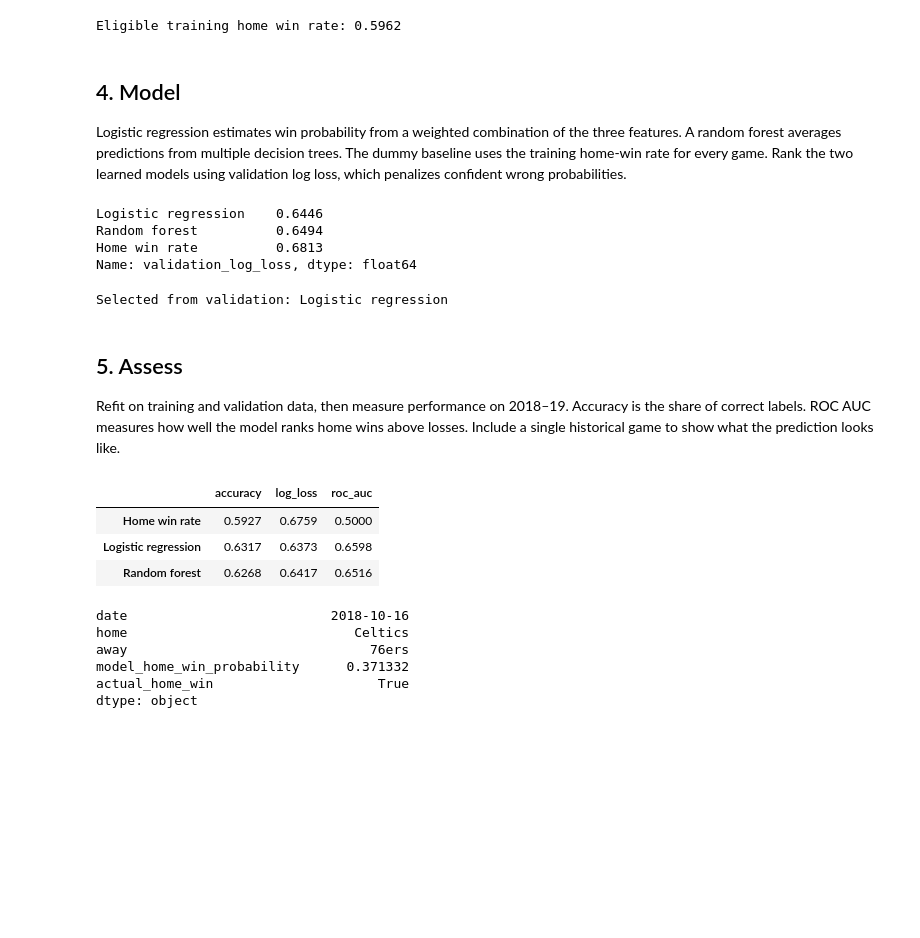
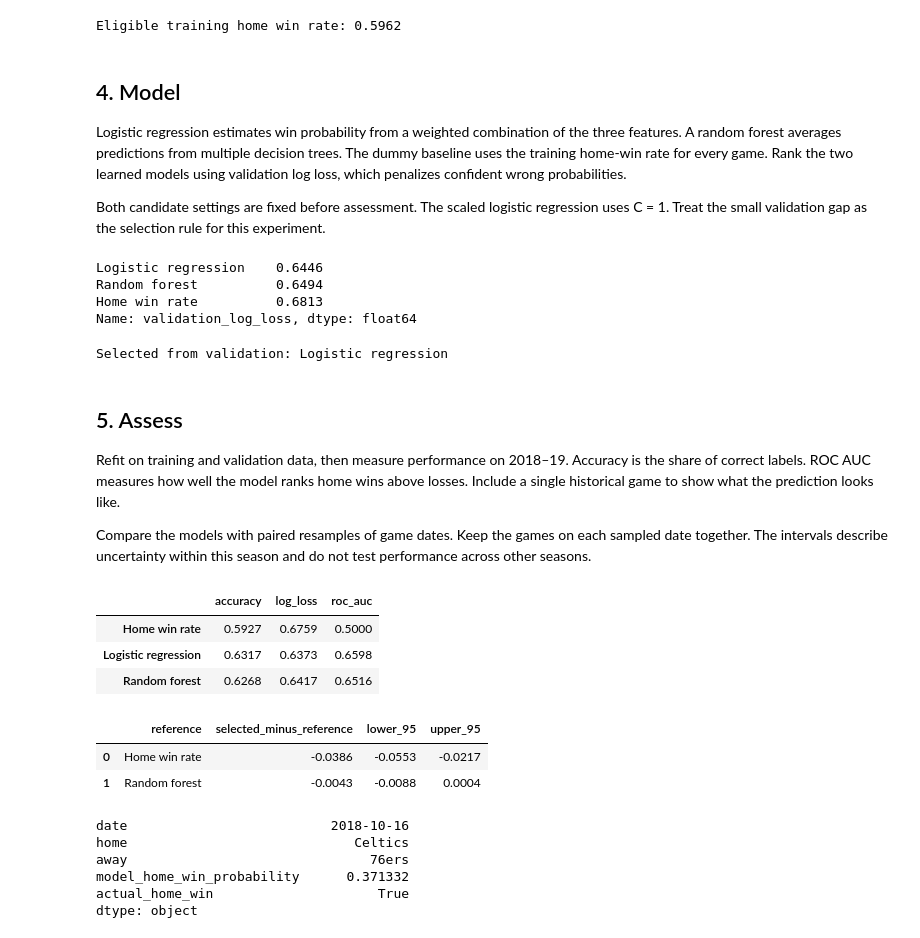
Before and after one commit to isaackimmi/cmpe255-data-mining-process, a Jupyter notebook: semma-nba/notebook.ipynb, the cells around one changed output. Cells and saved outputs as stored; diff of their text form; code cells hidden in the pictures; blank space fills up the shorter version.

```diff
--- a/semma-nba/notebook.ipynb
+++ b/semma-nba/notebook.ipynb
@@ -223,6 +225,8 @@ Eligible training home win rate: 0.5962
 ## 4. Model
 
 Logistic regression estimates win probability from a weighted combination of the three features. A random forest averages predictions from multiple decision trees. The dummy baseline uses the training home-win rate for every game. Rank the two learned models using validation log loss, which penalizes confident wrong probabilities.
+
+Both candidate settings are fixed before assessment. The scaled logistic regression uses C = 1. Treat the small validation gap as the selection rule for this experiment.
 # %%
 from sklearn.dummy import DummyClassifier
 from sklearn.ensemble import RandomForestClassifier
@@ -254,23 +258,43 @@ Selected from validation: Logistic regression
 ## 5. Assess
 
 Refit on training and validation data, then measure performance on 2018–19. Accuracy is the share of correct labels. ROC AUC measures how well the model ranks home wins above losses. Include a single historical game to show what the prediction looks like.
+
+Compare the models with paired resamples of game dates. Keep the games on each sampled date together. The intervals describe uncertainty within this season and do not test performance across other seasons.
 # %%
 development = pd.concat([train, validation])
 scores = {}
 for label, estimator in models.items():
     estimator.fit(development[FEATURES], development[target])
     probability = estimator.predict_proba(test[FEATURES])[:, 1]
     scores[label] = {
         "accuracy": accuracy_score(test[target], probability >= 0.5),
         "log_loss": log_loss(test[target], probability),
         "roc_auc": roc_auc_score(test[target], probability),
     }
 display(pd.DataFrame(scores).T.round(4))
+
+rng = np.random.default_rng(255)
+actual = test[target].to_numpy()
+selected_p = models[selected].predict_proba(test[FEATURES])[:, 1]
+interval_rows = []
+for comparison in ("Home win rate", "Random forest"):
+    other_p = models[comparison].predict_proba(test[FEATURES])[:, 1]
+    difference = np.log(np.where(actual, other_p, 1 - other_p)) - np.log(np.where(actual, selected_p, 1 - selected_p))
+    dates = pd.DataFrame({"date": test.date.to_numpy(), "difference": difference}).groupby("date").difference.agg(["sum", "size"])
+    draws = rng.integers(0, len(dates), (1000, len(dates)))
+    bootstrap = dates["sum"].to_numpy()[draws].sum(axis=1) / dates["size"].to_numpy()[draws].sum(axis=1)
+    low, high = np.quantile(bootstrap, [.025, .975])
+    interval_rows.append((comparison, difference.mean(), low, high))
+comparison_intervals = pd.DataFrame(interval_rows, columns=["reference", "selected_minus_reference", "lower_95", "upper_95"])
+display(comparison_intervals.round(4))
 # %% [output]
 |  | accuracy | log_loss | roc_auc |
 | Home win rate | 0.5927 | 0.6759 | 0.5000 |
 | Logistic regression | 0.6317 | 0.6373 | 0.6598 |
 | Random forest | 0.6268 | 0.6417 | 0.6516 |
+|  | reference | selected_minus_reference | lower_95 | upper_95 |
+| 0 | Home win rate | -0.0386 | -0.0553 | -0.0217 |
+| 1 | Random forest | -0.0043 | -0.0088 | 0.0004 |
 # %%
 example = test.sort_values(["date", "GAME_ID"]).iloc[[0]]
 row = example.iloc[0]
```
Also changed, not shown: parts of 2 cells of this notebook, 6 other files.
